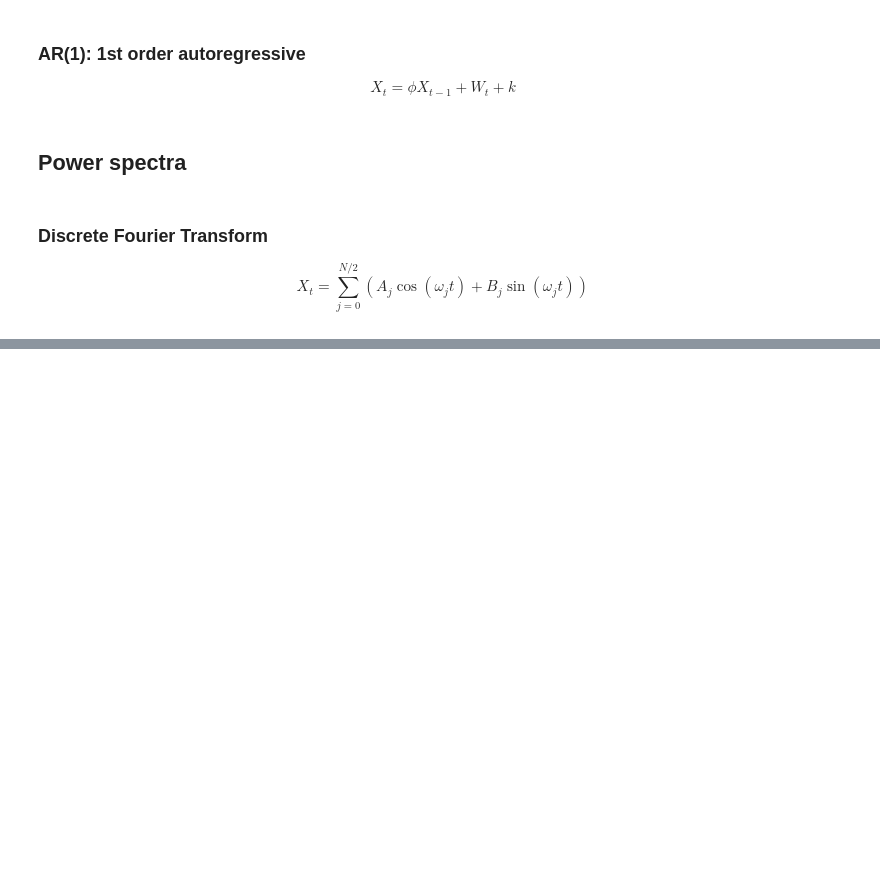
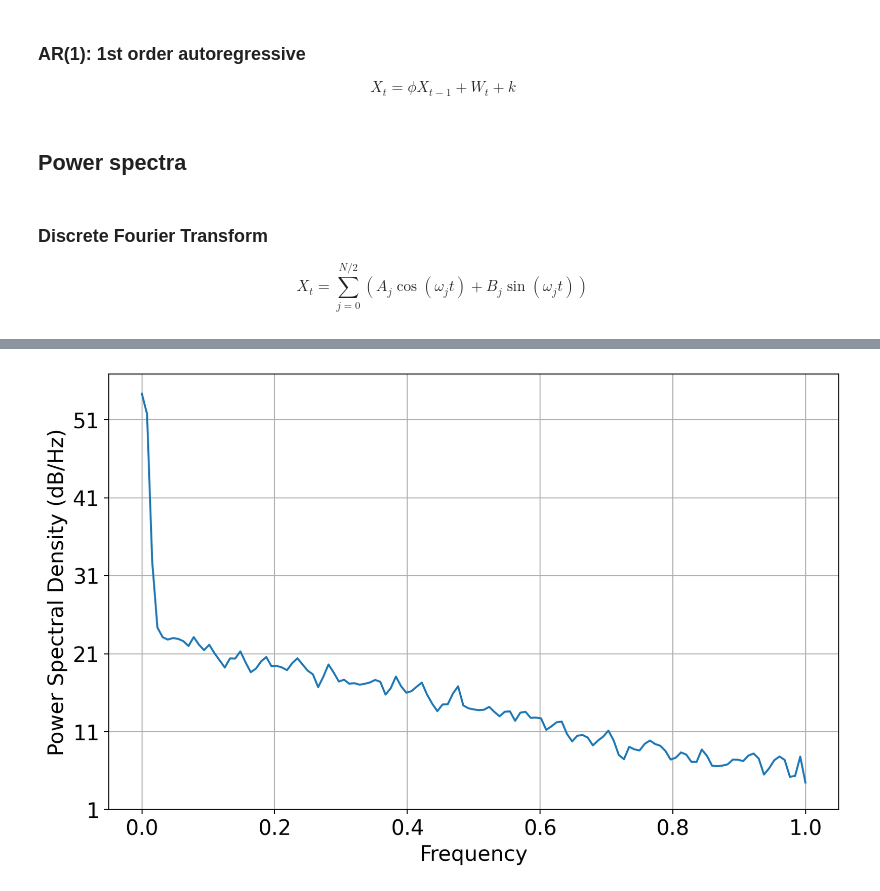
Before and after one commit to spencerahill/stat-methods-course, a Jupyter notebook: _sources/lectures/timeseries.ipynb, the cells around one changed output, grey strips where cells are left out. Drawn from its saved outputs; the diff is of its cells as text; code cells hidden in the pictures; blank space fills up the shorter version.

```diff
--- a/_sources/lectures/timeseries.ipynb
+++ b/_sources/lectures/timeseries.ipynb
@@ -9,3 +24,13 @@ This notebook comprises various text and code snippets for generating plots and
+# %%
+import xarray as xr
+
+# Load the data
+filepath_in = "../data/central-park-station-data_1869-01-01_2023-09-30.nc"
+ds_cp = xr.open_dataset(filepath_in)
+
+# Clean: drop all 0 values of the temperature fields which are (mostly) spurious
+for varname in ["temp_avg", "temp_min", "temp_max"]:
+    ds_cp[varname] = ds_cp[varname].where(ds_cp[varname] != 0.)
 # %% [markdown]
 ## Deterministic and random components
 # %%
@@ -184,0 +232,14 @@ $$X_t=\sum_{j=0}^{N/2}\left(A_j\cos(\omega_j t)+B_j\sin(\omega_j t)\right)$$
+# %%
+import matplotlib.pyplot as plt
+import numpy as np
+
+plt.figure(figsize=(10, 6))
+plt.psd(ds_cp["temp_avg"].sel(time=slice("2000", None)))
+
+
+# Formatting the plot
+#plt.xlabel('Frequency (Hz)')
+#plt.ylabel('Power/Frequency (dB/Hz)')
+plt.show()
+# %% [output]
+[figure, added]
```
Also changed, not shown: parts of 13 cells of this notebook, 12 other files.
